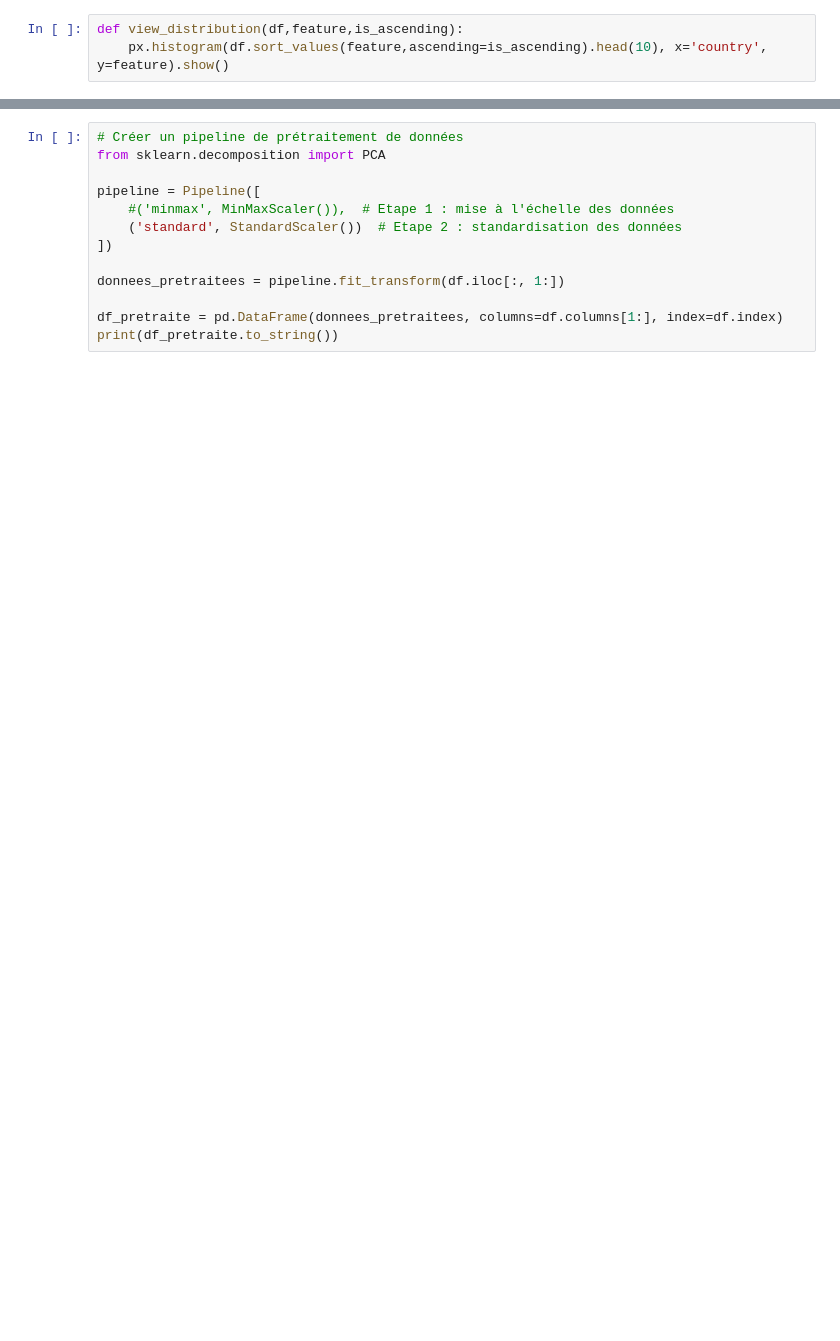
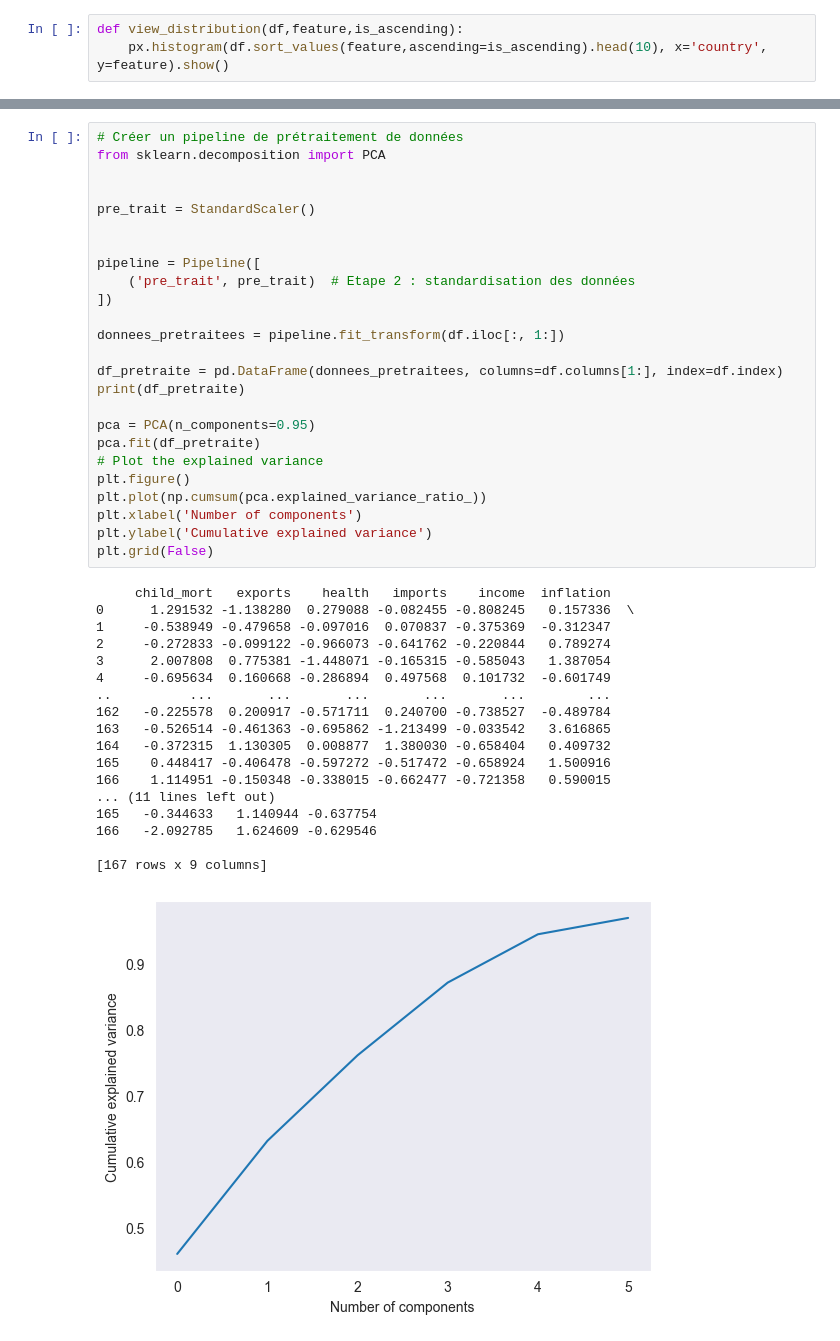
Before and after one commit to xerox123dshdhwx/Classification-Pays, a Jupyter notebook: note.ipynb, the cells around one changed output, grey strips where cells are left out. Cells and saved outputs as stored; diff of their text form; blank space fills up the shorter version.

```diff
--- a/note.ipynb
+++ b/note.ipynb
@@ -57,14 +100,45 @@ view_distribution(df,'exports',False)
 # %%
 # Créer un pipeline de prétraitement de données
 from sklearn.decomposition import PCA
 
+
+pre_trait = StandardScaler()
+
+
 pipeline = Pipeline([
-    #('minmax', MinMaxScaler()),  # Etape 1 : mise à l'échelle des données
-    ('standard', StandardScaler())  # Etape 2 : standardisation des données
+    ('pre_trait', pre_trait)  # Etape 2 : standardisation des données
 ])
 
 donnees_pretraitees = pipeline.fit_transform(df.iloc[:, 1:])
 
 df_pretraite = pd.DataFrame(donnees_pretraitees, columns=df.columns[1:], index=df.index)
-print(df_pretraite.to_string())
+print(df_pretraite)
+
+pca = PCA(n_components=0.95)
+pca.fit(df_pretraite)
+# Plot the explained variance
+plt.figure()
+plt.plot(np.cumsum(pca.explained_variance_ratio_))
+plt.xlabel('Number of components')
+plt.ylabel('Cumulative explained variance')
+plt.grid(False)
+# %% [output]
+     child_mort   exports    health   imports    income  inflation
+0      1.291532 -1.138280  0.279088 -0.082455 -0.808245   0.157336  \
+1     -0.538949 -0.479658 -0.097016  0.070837 -0.375369  -0.312347
+2     -0.272833 -0.099122 -0.966073 -0.641762 -0.220844   0.789274
+3      2.007808  0.775381 -1.448071 -0.165315 -0.585043   1.387054
+4     -0.695634  0.160668 -0.286894  0.497568  0.101732  -0.601749
+..          ...       ...       ...       ...       ...        ...
+162   -0.225578  0.200917 -0.571711  0.240700 -0.738527  -0.489784
+163   -0.526514 -0.461363 -0.695862 -1.213499 -0.033542   3.616865
+164   -0.372315  1.130305  0.008877  1.380030 -0.658404   0.409732
+165    0.448417 -0.406478 -0.597272 -0.517472 -0.658924   1.500916
+166    1.114951 -0.150348 -0.338015 -0.662477 -0.721358   0.590015
+... (11 lines left out)
+165   -0.344633   1.140944 -0.637754
+166   -2.092785   1.624609 -0.629546
+
+[167 rows x 9 columns]
+[figure, added]
 # %%
```
Also changed, not shown: parts of 9 cells of this notebook.
